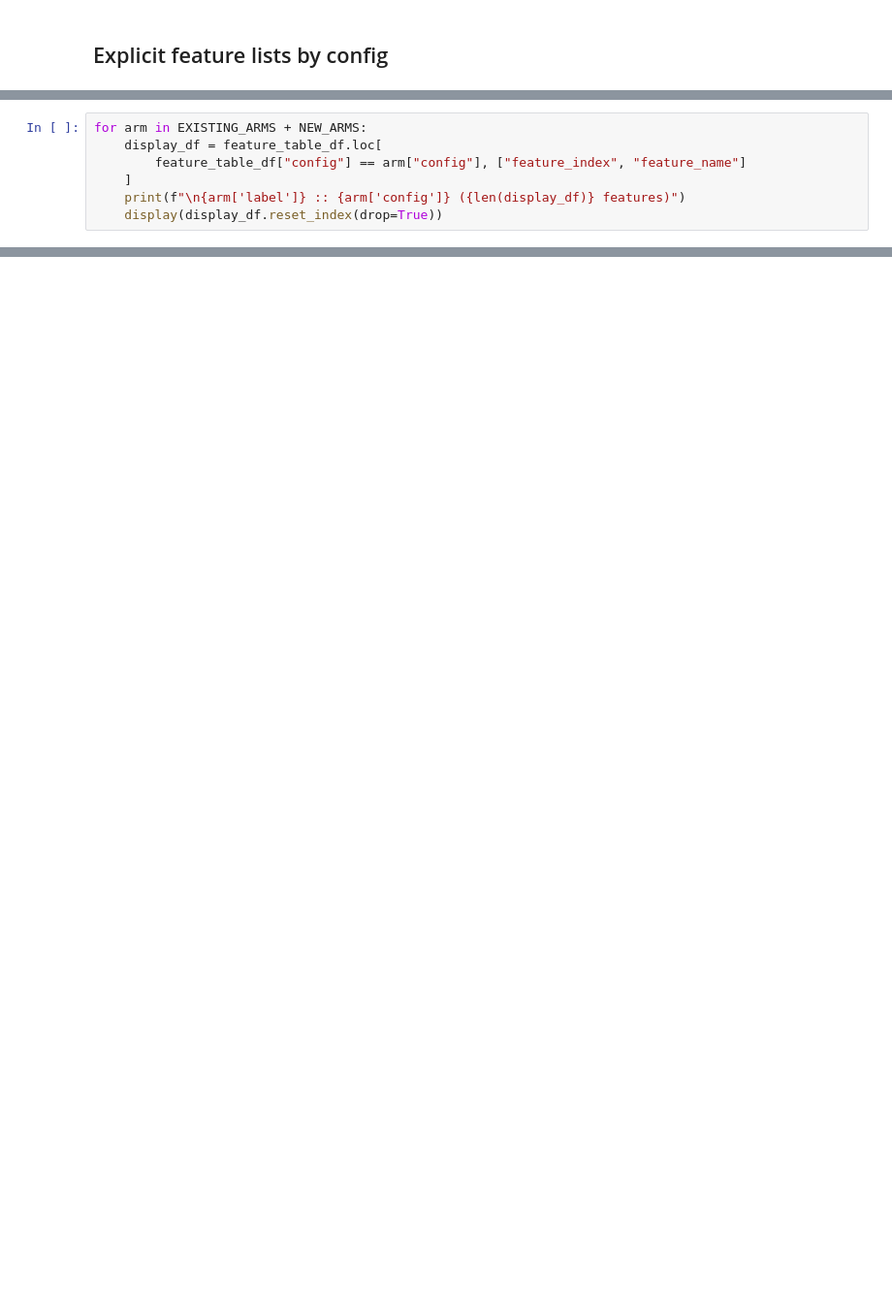
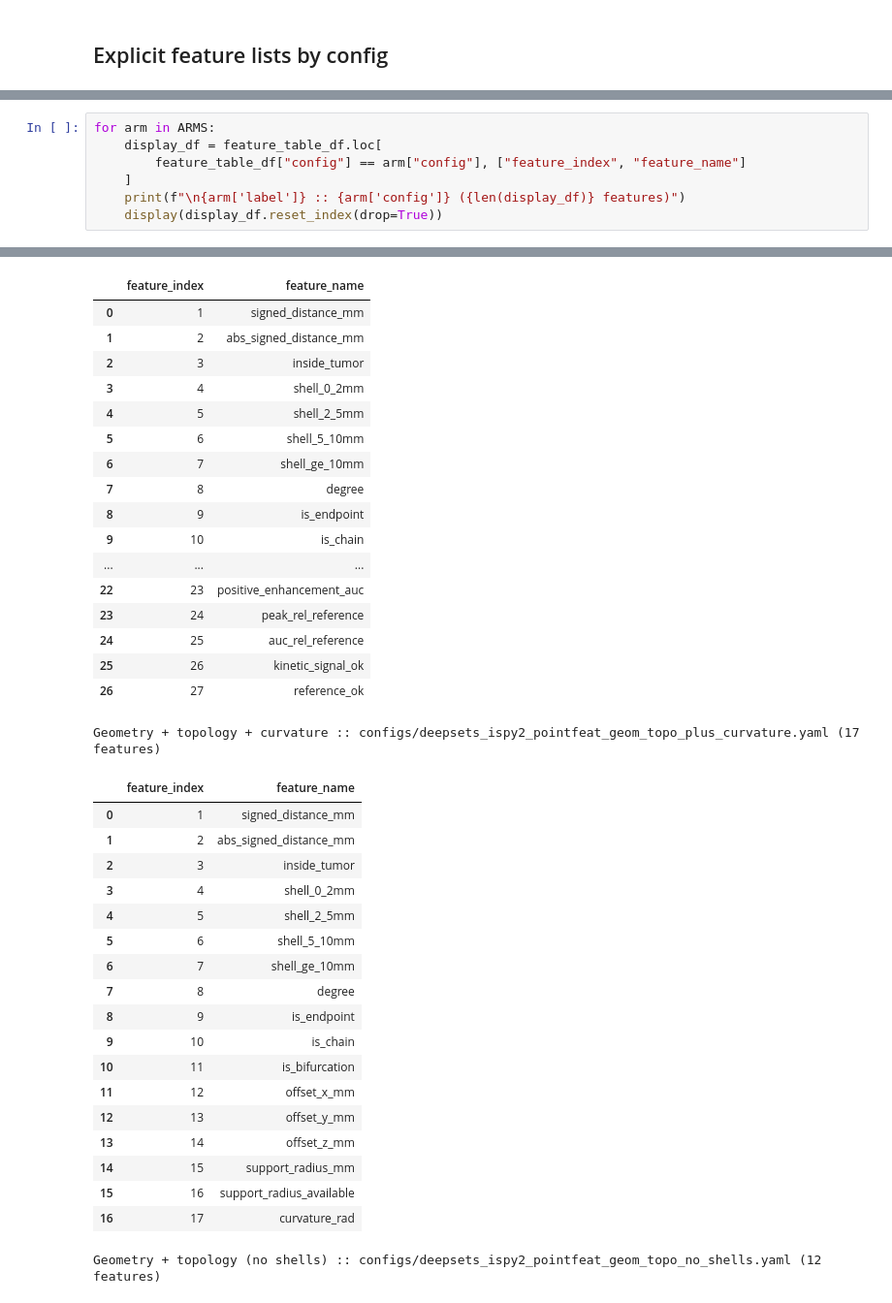
Before and after one commit to dsi-clinic/vanguard, a Jupyter notebook: analysis/deepsets_issue120_notebook.ipynb, the cells around one changed output, grey strips where cells are left out. Shown at 97% size. Saved outputs shown, nothing was run; the diff lists cells and outputs as text; blank space fills up the shorter version.

```diff
--- a/analysis/deepsets_issue120_notebook.ipynb
+++ b/analysis/deepsets_issue120_notebook.ipynb
@@ -134,7 +240,8 @@ feature_table_df
 # %%
-for arm in EXISTING_ARMS + NEW_ARMS:
+for arm in ARMS:
     display_df = feature_table_df.loc[
         feature_table_df["config"] == arm["config"], ["feature_index", "feature_name"]
     ]
     print(f"\n{arm['label']} :: {arm['config']} ({len(display_df)} features)")
     display(display_df.reset_index(drop=True))
+# %% [output]
@@ -140,0 +270,37 @@ for arm in EXISTING_ARMS + NEW_ARMS:
+|  | feature_index | feature_name |
+| 0 | 1 | signed_distance_mm |
+| 1 | 2 | abs_signed_distance_mm |
+| 2 | 3 | inside_tumor |
+| 3 | 4 | shell_0_2mm |
+| 4 | 5 | shell_2_5mm |
+| 5 | 6 | shell_5_10mm |
+| 6 | 7 | shell_ge_10mm |
+| 7 | 8 | degree |
+| 8 | 9 | is_endpoint |
+| 9 | 10 | is_chain |
+| ... | ... | ... |
+| 22 | 23 | positive_enhancement_auc |
+| 23 | 24 | peak_rel_reference |
+| 24 | 25 | auc_rel_reference |
+| 25 | 26 | kinetic_signal_ok |
+| 26 | 27 | reference_ok |
+Geometry + topology + curvature :: configs/deepsets_ispy2_pointfeat_geom_topo_plus_curvature.yaml (17 features)
+|  | feature_index | feature_name |
+| 0 | 1 | signed_distance_mm |
+| 1 | 2 | abs_signed_distance_mm |
+| 2 | 3 | inside_tumor |
+| 3 | 4 | shell_0_2mm |
+| 4 | 5 | shell_2_5mm |
+| 5 | 6 | shell_5_10mm |
+| 6 | 7 | shell_ge_10mm |
+| 7 | 8 | degree |
+| 8 | 9 | is_endpoint |
+| 9 | 10 | is_chain |
+| 10 | 11 | is_bifurcation |
+| 11 | 12 | offset_x_mm |
+| 12 | 13 | offset_y_mm |
+| 13 | 14 | offset_z_mm |
+| 14 | 15 | support_radius_mm |
+| 15 | 16 | support_radius_available |
+| 16 | 17 | curvature_rad |
+Geometry + topology (no shells) :: configs/deepsets_ispy2_pointfeat_geom_topo_no_shells.yaml (12 features)
```
Also changed, not shown: parts of 11 cells of this notebook, 6 other files.
